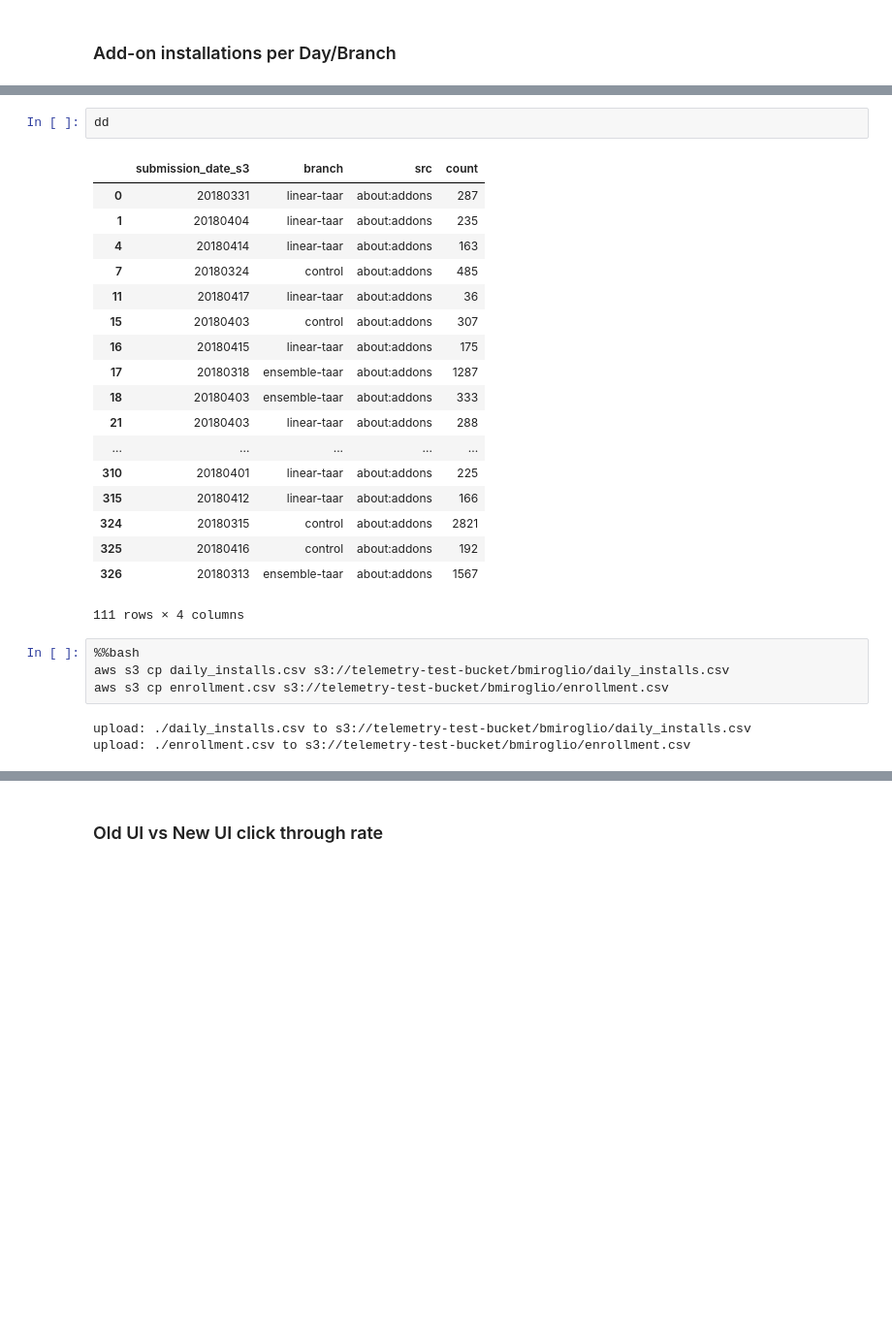
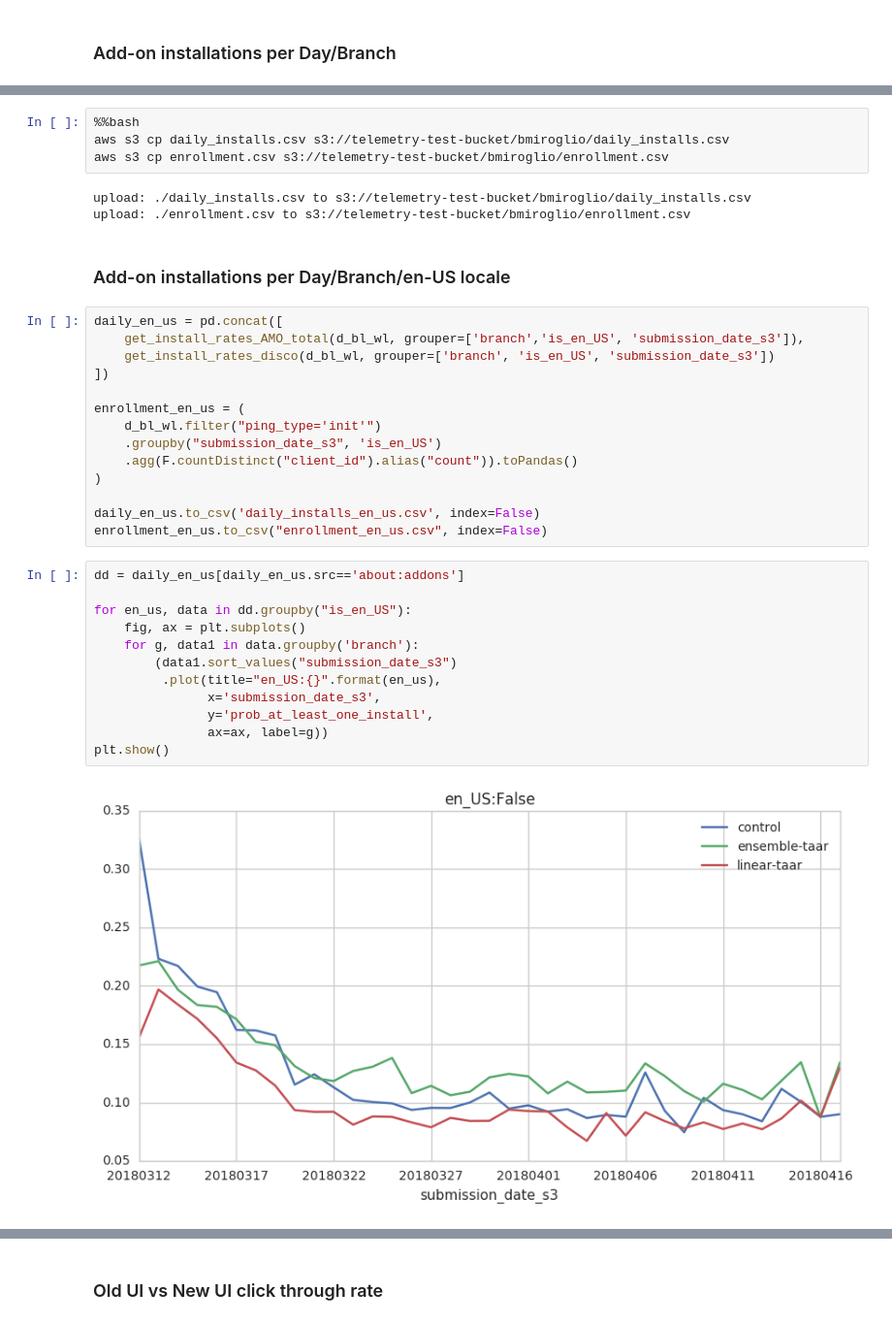
Before and after one commit to mozilla/taar, a Jupyter notebook: analysis/TAARExperimentV2Analysis.ipynb, the cells around one changed output, grey strips where cells are left out. Shown at 97% size. Cells and saved outputs as stored; diff of their text form; blank space fills up the shorter version.

Commit message:
Add TAAR analysis/reporting notebooks.

```diff
--- a/analysis/TAARExperimentV2Analysis.ipynb
+++ b/analysis/TAARExperimentV2Analysis.ipynb
@@ -743,24 +668,3 @@ plt.show()
-# %%
-dd
-# %% [output]
-|  | submission_date_s3 | branch | src | count |
-| 0 | 20180331 | linear-taar | about:addons | 287 |
-| 1 | 20180404 | linear-taar | about:addons | 235 |
-| 4 | 20180414 | linear-taar | about:addons | 163 |
-| 7 | 20180324 | control | about:addons | 485 |
-| 11 | 20180417 | linear-taar | about:addons | 36 |
-| 15 | 20180403 | control | about:addons | 307 |
-| 16 | 20180415 | linear-taar | about:addons | 175 |
-| 17 | 20180318 | ensemble-taar | about:addons | 1287 |
-| 18 | 20180403 | ensemble-taar | about:addons | 333 |
-| 21 | 20180403 | linear-taar | about:addons | 288 |
-| ... | ... | ... | ... | ... |
-| 310 | 20180401 | linear-taar | about:addons | 225 |
-| 315 | 20180412 | linear-taar | about:addons | 166 |
-| 324 | 20180315 | control | about:addons | 2821 |
-| 325 | 20180416 | control | about:addons | 192 |
-| 326 | 20180313 | ensemble-taar | about:addons | 1567 |
-111 rows × 4 columns
 # %%
 %%bash
 aws s3 cp daily_installs.csv s3://telemetry-test-bucket/bmiroglio/daily_installs.csv
@@ -768,3 +672,33 @@ aws s3 cp enrollment.csv s3://telemetry-test-bucket/bmiroglio/enrollment.csv
 # %% [output]
 upload: ./daily_installs.csv to s3://telemetry-test-bucket/bmiroglio/daily_installs.csv
 upload: ./enrollment.csv to s3://telemetry-test-bucket/bmiroglio/enrollment.csv
+# %% [markdown]
+### Add-on installations per Day/Branch/en-US locale
+# %%
+daily_en_us = pd.concat([
+    get_install_rates_AMO_total(d_bl_wl, grouper=['branch','is_en_US', 'submission_date_s3']),
+    get_install_rates_disco(d_bl_wl, grouper=['branch', 'is_en_US', 'submission_date_s3'])
+])
+
+enrollment_en_us = (
+    d_bl_wl.filter("ping_type='init'")
+    .groupby("submission_date_s3", 'is_en_US')
+    .agg(F.countDistinct("client_id").alias("count")).toPandas()
+)
+
+daily_en_us.to_csv('daily_installs_en_us.csv', index=False)
+enrollment_en_us.to_csv("enrollment_en_us.csv", index=False)
+# %%
+dd = daily_en_us[daily_en_us.src=='about:addons']
+
+for en_us, data in dd.groupby("is_en_US"):
+    fig, ax = plt.subplots()
+    for g, data1 in data.groupby('branch'):
+        (data1.sort_values("submission_date_s3")
+         .plot(title="en_US:{}".format(en_us),
+               x='submission_date_s3',
+               y='prob_at_least_one_install',
+               ax=ax, label=g))
+plt.show()
+# %% [output]
+[figure, added]
```
Also changed, not shown: parts of 14 cells of this notebook, 3 other files.
